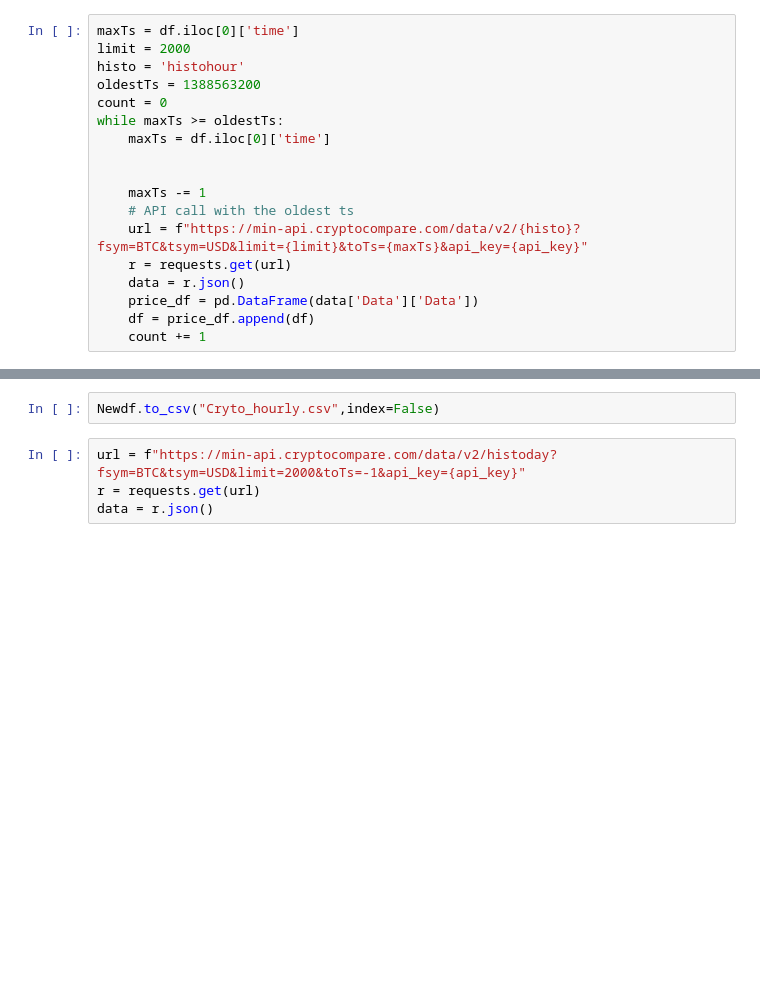
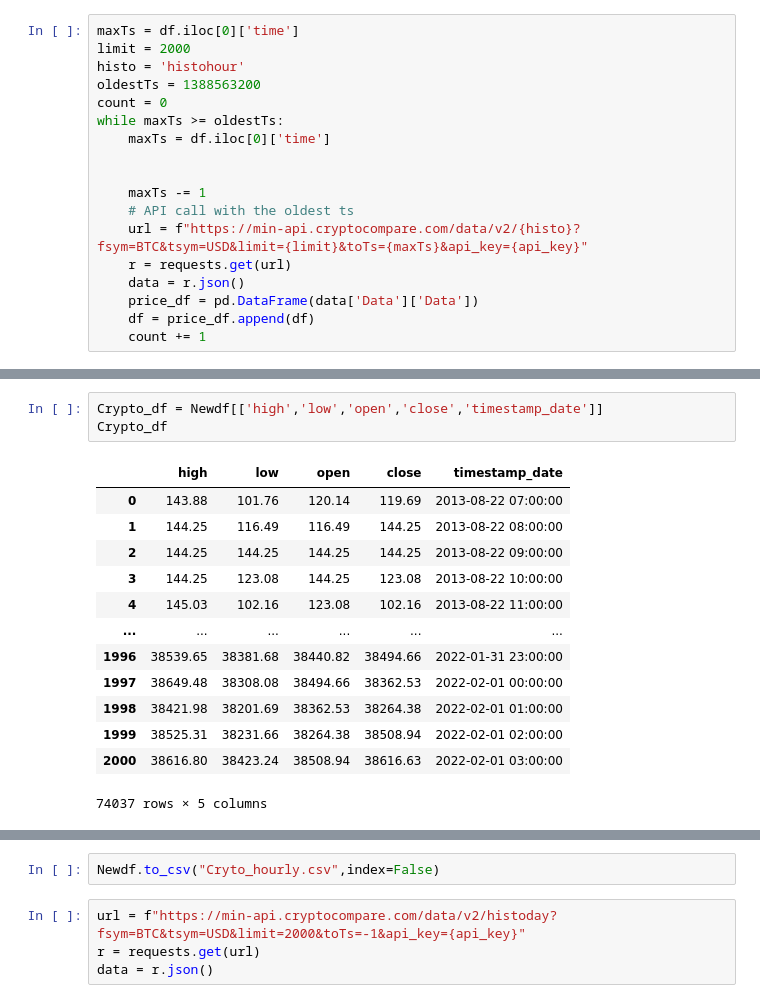
Before and after one commit to Price-Prediction-Model-Org/Price-Prediction-Model-Group, a Jupyter notebook: Crypto_ETL.ipynb, the cells around one changed output, grey strips where cells are left out. Saved outputs shown, nothing was run; the diff lists cells and outputs as text; blank space fills up the shorter version.

```diff
--- a/Crypto_ETL.ipynb
+++ b/Crypto_ETL.ipynb
@@ -57,0 +96,17 @@ Newdf
+# %%
+Crypto_df = Newdf[['high','low','open','close','timestamp_date']]
+Crypto_df
+# %% [output]
+|  | high | low | open | close | timestamp_date |
+| 0 | 143.88 | 101.76 | 120.14 | 119.69 | 2013-08-22 07:00:00 |
+| 1 | 144.25 | 116.49 | 116.49 | 144.25 | 2013-08-22 08:00:00 |
+| 2 | 144.25 | 144.25 | 144.25 | 144.25 | 2013-08-22 09:00:00 |
+| 3 | 144.25 | 123.08 | 144.25 | 123.08 | 2013-08-22 10:00:00 |
+| 4 | 145.03 | 102.16 | 123.08 | 102.16 | 2013-08-22 11:00:00 |
+| ... | ... | ... | ... | ... | ... |
+| 1996 | 38539.65 | 38381.68 | 38440.82 | 38494.66 | 2022-01-31 23:00:00 |
+| 1997 | 38649.48 | 38308.08 | 38494.66 | 38362.53 | 2022-02-01 00:00:00 |
+| 1998 | 38421.98 | 38201.69 | 38362.53 | 38264.38 | 2022-02-01 01:00:00 |
+| 1999 | 38525.31 | 38231.66 | 38264.38 | 38508.94 | 2022-02-01 02:00:00 |
+| 2000 | 38616.80 | 38423.24 | 38508.94 | 38616.63 | 2022-02-01 03:00:00 |
+74037 rows × 5 columns
```
Also changed, not shown: parts of 48 cells of this notebook.
